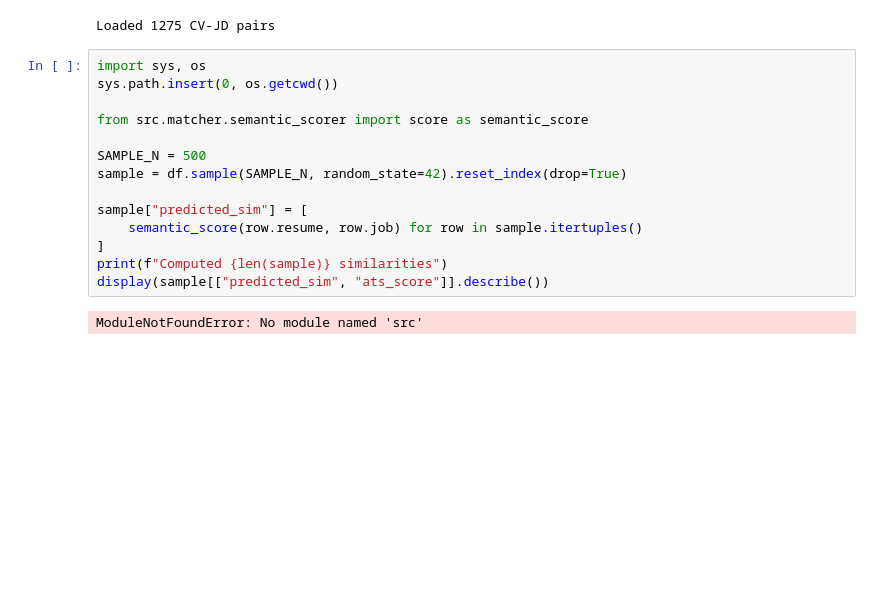
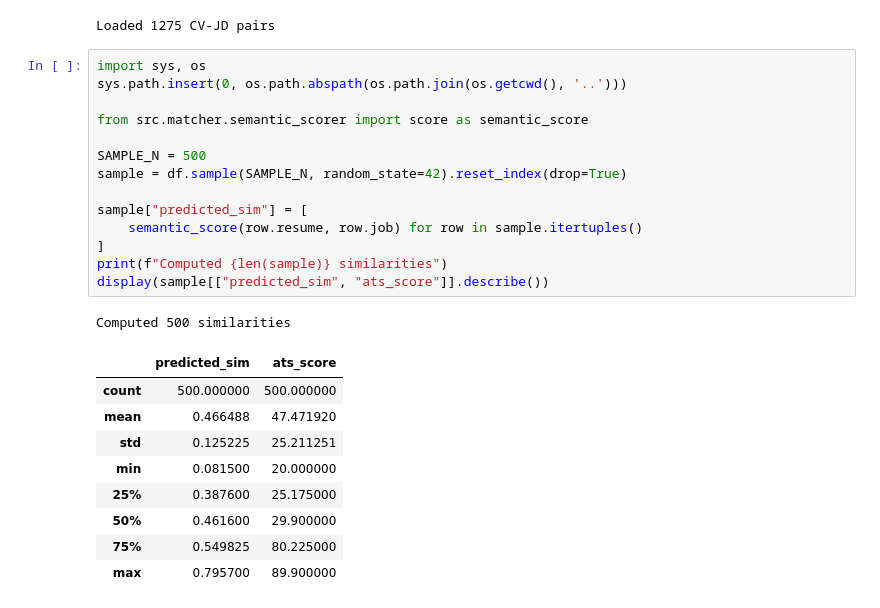
Before and after one commit to Tertho1/cvinsight, a Jupyter notebook: notebooks/matching_eval.ipynb, the cells around one changed output. Cells and saved outputs as stored; diff of their text form; blank space fills up the shorter version.

```diff
--- a/notebooks/matching_eval.ipynb
+++ b/notebooks/matching_eval.ipynb
@@ -20,20 +20,29 @@ print(f"Loaded {len(df)} CV-JD pairs")
 Loaded 1275 CV-JD pairs
 # %%
 import sys, os
-sys.path.insert(0, os.getcwd())
+sys.path.insert(0, os.path.abspath(os.path.join(os.getcwd(), '..')))
 
 from src.matcher.semantic_scorer import score as semantic_score
 
 SAMPLE_N = 500
 sample = df.sample(SAMPLE_N, random_state=42).reset_index(drop=True)
 
 sample["predicted_sim"] = [
     semantic_score(row.resume, row.job) for row in sample.itertuples()
 ]
 print(f"Computed {len(sample)} similarities")
 display(sample[["predicted_sim", "ats_score"]].describe())
 # %% [output]
-ModuleNotFoundError: No module named 'src'
+Computed 500 similarities
+|  | predicted_sim | ats_score |
+| count | 500.000000 | 500.000000 |
+| mean | 0.466488 | 47.471920 |
+| std | 0.125225 | 25.211251 |
+| min | 0.081500 | 20.000000 |
+| 25% | 0.387600 | 25.175000 |
+| 50% | 0.461600 | 29.900000 |
+| 75% | 0.549825 | 80.225000 |
+| max | 0.795700 | 89.900000 |
 # %%
 from scipy.stats import spearmanr
 
```
Also changed, not shown: parts of 3 cells of this notebook, 3 other files.
